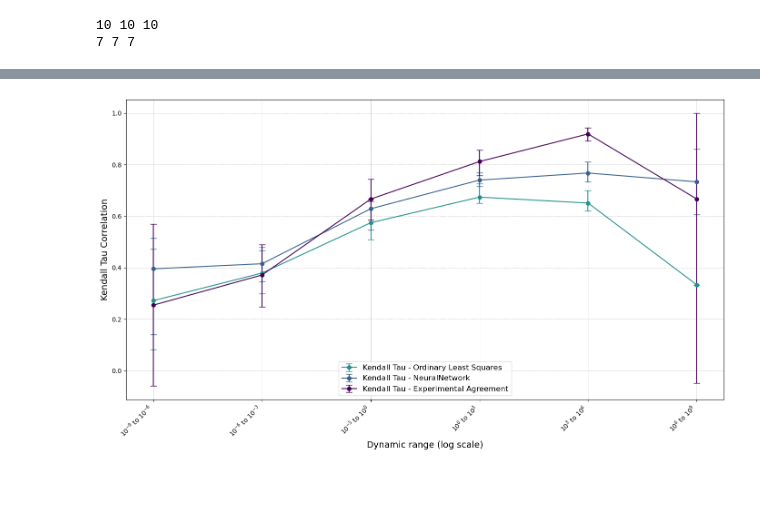
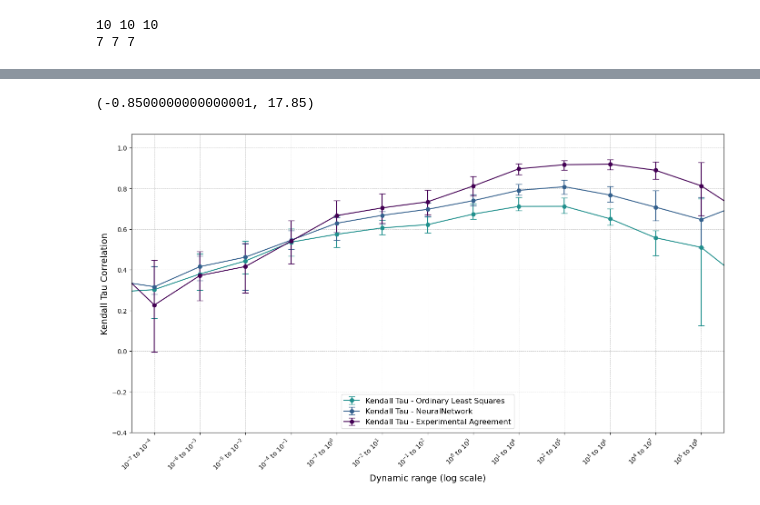
Before and after one commit to Cschiebroek/mdfptools, a Jupyter notebook: carl/benchmarking_platform/experimental_noise_and_model_overfitting.ipynb, the cells around one changed output, grey strips where cells are left out. Saved outputs shown, nothing was run; the diff lists cells and outputs as text; code cells hidden in the pictures.

Commit message:
experimental agreement vs models dynamic ranges vp

```diff
--- a/carl/benchmarking_platform/experimental_noise_and_model_overfitting.ipynb
+++ b/carl/benchmarking_platform/experimental_noise_and_model_overfitting.ipynb
@@ -199,7 +199,7 @@ def model_90_ci(pred, truth, method, method_name="", alpha=0.95):
     for pred_sample, truth_sample in zip(pred, truth):
         pred_sample = np.array(pred_sample)
         truth_sample = np.array(truth_sample)
-        for range_start in range(-12, 10, 3):  # Iterate over dynamic ranges of truth
+        for range_start in range(-12, 10, 1):  # Iterate over dynamic ranges of truth
             mask = (truth_sample >= range_start) & (truth_sample < range_start + 3)
             if np.sum(mask) > 5:  # Ensure there are enough data points in the range
                 if range_start not in stats_per_range:
@@ -291,12 +287,12 @@ def bootstrap_error_estimate(pred, truth, method, alpha=0.95, sample_frac=0.9, i
     lower = np.percentile(stats, ((1.0 - alpha) / 2.0) * 100)
     upper = np.percentile(stats, (alpha + ((1.0 - alpha) / 2.0)) * 100)
     median = method(pred, truth)
-    return lower, upper, median
+    return lower, upper, median,stats
 
 # Connect to the database
 conn = psycopg2.connect("dbname=cs_mdfps user=cschiebroek host=lebanon")
 descriptor = 'RDKit_PhysChem'
-models_to_evaluate = ['Ordinary Least Squares', 'RidgeRegression', 'Lasso', 'PLS', 'RandomForest', 'XGBoost', 'NeuralNetwork']
+models_to_evaluate = ['MultilinearRegression', 'RidgeRegression', 'Lasso', 'PLS', 'RandomForest', 'XGBoost', 'NeuralNetwork']
 
 # Retrieve model results
 predictions_lol, y_list_lol = [], []
@@ -318,17 +314,17 @@ model_results = {
 }
 
 for i, model_name in enumerate(models_to_evaluate):
-    for method in [r2_score, root_mean_squared_error, mean_absolute_error, get_fraction_withing_1_log, get_kendall_tau, get_pearson_r, get_spearman_rho]: mean_absolute_error, get_fraction_withing_1_log, get_kendall_tau, get_pearson_r, get_spearman_rho]:
+    for method in [r2_score, root_mean_squared_error, mean_absolute_error, get_fraction_withing_1_log, get_kendall_tau, get_pearson_r, get_spearman_rho]:
         range_metrics = model_90_ci(predictions_lol[i], y_list_lol[i], method)
 
         for range_start, stats in range_metrics.items():
             model_results['Source'].append('Model')
             model_results['Model'].append(model_name)
-            model_results['Range'].append(f"{range_start} to {range_start + 3}")            model_results['Range'].append(f"{range_start} to {range_start + 3}")
-            model_results['Metric'].append(method.__name__)lts['Metric'].append(method.__name__)
-            model_results['Lower'].append(stats['lower'])s['lower'])
-            model_results['Upper'].append(stats['upper'])            model_results['Upper'].append(stats['upper'])
-            model_results['Median'].append(stats['median'])['median'])
+            model_results['Range'].append(f"{range_start} to {range_start + 3}")
+            model_results['Metric'].append(method.__name__)
+            model_results['Lower'].append(stats['lower'])
+            model_results['Upper'].append(stats['upper'])
+            model_results['Median'].append(stats['median'])
 
 # Convert to DataFrame
 model_results_df = pd.DataFrame(model_results)
@@ -339,7 +335,7 @@ bootstrap_results = {
     'Lower': [], 'Upper': [], 'Median': []
 }
 df_vps = pd.read_csv('/localhome/cschiebroek/MDFP_VP/mdfptools/carl/group_talk_19_09_2024/vapor_pressures_naef_opera_duplicates.csv')
-for i in range(-12, 10, 3):
+for i in range(-12, 10, 1):
     df_tmp = df_vps[(df_vps['VP OPERA'] >= i) & (df_vps['VP OPERA'] < i + 3)]
     if len(df_tmp) > 5:
         for method, method_name in [(get_kendall_tau, 'Kendall Tau'), (get_pearson_r, 'Pearson r'), (get_spearman_rho, 'Spearman rho'),
@@ -438,32 +431,35 @@ for source, color in zip(sources, colors_map):
         yerr=[lb, ub],
         fmt='o-', capsize=5, color=color,
         label=f'Kendall Tau - {source}'
     )
 
 # Customize the first axis
 ax1.set_xlabel('Dynamic range (log scale)', fontsize=14)
 ax1.set_ylabel('Kendall Tau Correlation', fontsize=14)
 ax1.tick_params(axis='x', rotation=45)
 ax1.grid(visible=True, linestyle='--', linewidth=0.5)
 
 # Customize the x-tick labels if needed
 log_ranges_lower = [int(r.split(' to ')[0]) for r in filtered_df['Range'].unique()]
 log_ranges_upper = [int(r.split(' to ')[1]) for r in filtered_df['Range'].unique()]
 xtick_labels = [f'$10^{{{lower}}}$ to $10^{{{upper}}}$' for lower, upper in zip(log_ranges_lower, log_ranges_upper)]
 
 ax1.set_xticks(np.arange(len(log_ranges_lower)))
 ax1.set_xticklabels(xtick_labels, rotation=45, ha='right')
 
 # Combine and show legend
 ax1.legend(loc='lower center', fontsize=12)
 
 # Set a tight layout
 plt.tight_layout()
 
 # Save the plot
 plt.savefig('kendall_tau_comparison.png', dpi=800)
-
+#print x range, adjust it later
+print(plt.gca().get_xlim())
+plt.xlim(3.5,16.5)
 # Display the plot
 plt.show()
 # %% [output]
+(-0.8500000000000001, 17.85)
-[figure, old version]
+[figure, new version]
```
Also changed, not shown: parts of 11 cells of this notebook, 2 other files.
